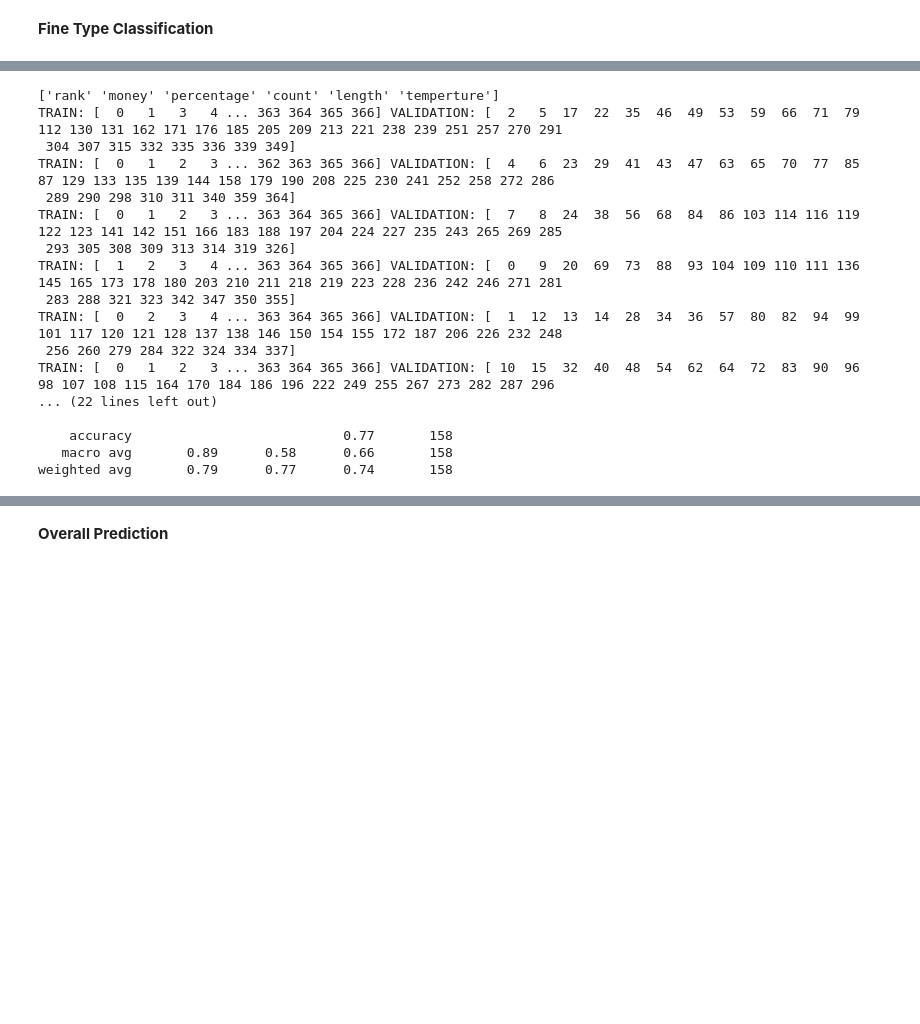
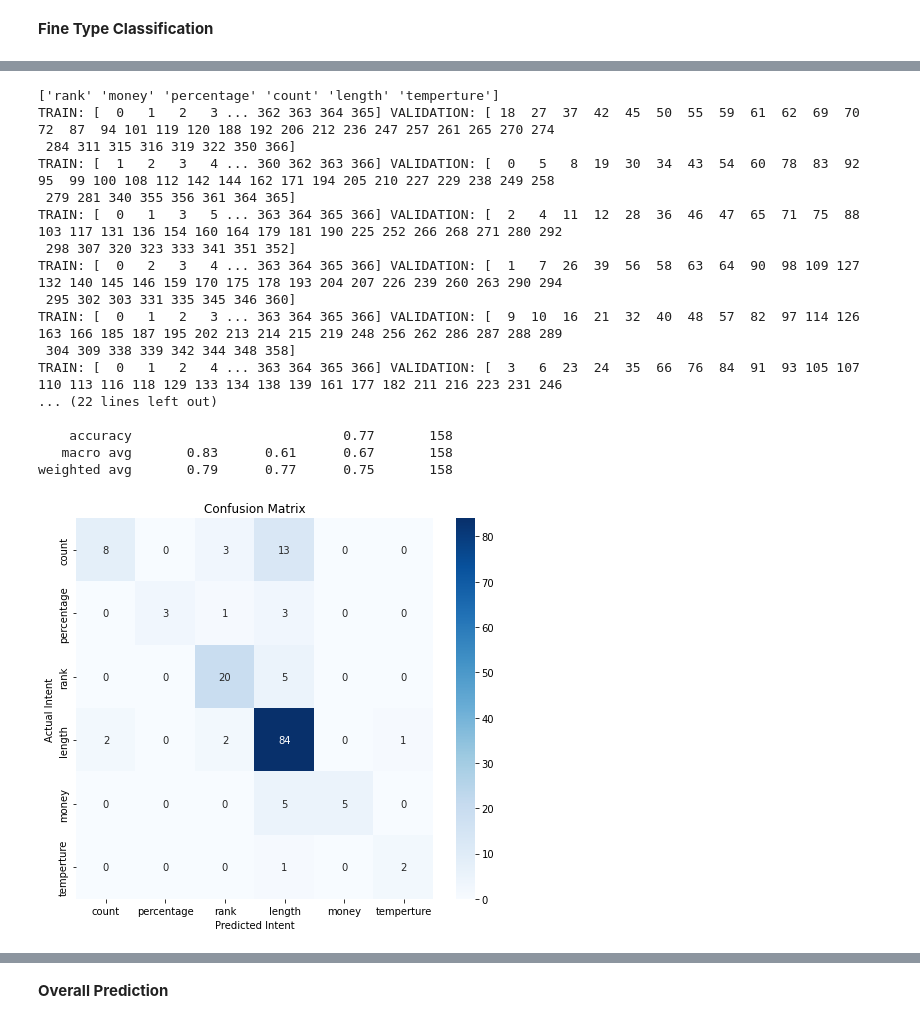
Before and after one commit to TimilsinaSushil/Thesis, a Jupyter notebook: QC5_4500(Improving_K_fold_validation).ipynb, the cells around one changed output, grey strips where cells are left out. Cells and saved outputs as stored; diff of their text form; code cells hidden in the pictures; blank space fills up the shorter version.

```diff
--- a/QC5_4500(Improving_K_fold_validation).ipynb
+++ b/QC5_4500(Improving_K_fold_validation).ipynb
@@ -662,27 +591,28 @@ ValueError: ignored
 # %%
 #numerical/Svm
 c_type=df[df['CoarseType']=='numerical']
 c_type= c_type[c_type['FineType'].isin(['count','percentage','rank','length','money','temperture'])]
 # numerical_model=fineModel(c_type,'svm')
-numerical_model=kFoldFineModel(c_type,'svm')
+numerical_model=kFoldFineModel(c_type,'numerical','svm')
 # %% [output]
 ['rank' 'money' 'percentage' 'count' 'length' 'temperture']
-TRAIN: [  0   1   3   4 ... 363 364 365 366] VALIDATION: [  2   5  17  22  35  46  49  53  59  66  71  79 112 130 131 162 171 176 185 205 209 213 221 238 239 251 257 270 291
- 304 307 315 332 335 336 339 349]
-TRAIN: [  0   1   2   3 ... 362 363 365 366] VALIDATION: [  4   6  23  29  41  43  47  63  65  70  77  85  87 129 133 135 139 144 158 179 190 208 225 230 241 252 258 272 286
- 289 290 298 310 311 340 359 364]
-TRAIN: [  0   1   2   3 ... 363 364 365 366] VALIDATION: [  7   8  24  38  56  68  84  86 103 114 116 119 122 123 141 142 151 166 183 188 197 204 224 227 235 243 265 269 285
- 293 305 308 309 313 314 319 326]
-TRAIN: [  1   2   3   4 ... 363 364 365 366] VALIDATION: [  0   9  20  69  73  88  93 104 109 110 111 136 145 165 173 178 180 203 210 211 218 219 223 228 236 242 246 271 281
- 283 288 321 323 342 347 350 355]
-TRAIN: [  0   2   3   4 ... 363 364 365 366] VALIDATION: [  1  12  13  14  28  34  36  57  80  82  94  99 101 117 120 121 128 137 138 146 150 154 155 172 187 206 226 232 248
- 256 260 279 284 322 324 334 337]
-TRAIN: [  0   1   2   3 ... 363 364 365 366] VALIDATION: [ 10  15  32  40  48  54  62  64  72  83  90  96  98 107 108 115 164 170 184 186 196 222 249 255 267 273 282 287 296
+TRAIN: [  0   1   2   3 ... 362 363 364 365] VALIDATION: [ 18  27  37  42  45  50  55  59  61  62  69  70  72  87  94 101 119 120 188 192 206 212 236 247 257 261 265 270 274
+ 284 311 315 316 319 322 350 366]
+TRAIN: [  1   2   3   4 ... 360 362 363 366] VALIDATION: [  0   5   8  19  30  34  43  54  60  78  83  92  95  99 100 108 112 142 144 162 171 194 205 210 227 229 238 249 258
+ 279 281 340 355 356 361 364 365]
+TRAIN: [  0   1   3   5 ... 363 364 365 366] VALIDATION: [  2   4  11  12  28  36  46  47  65  71  75  88 103 117 131 136 154 160 164 179 181 190 225 252 266 268 271 280 292
+ 298 307 320 323 333 341 351 352]
+TRAIN: [  0   2   3   4 ... 363 364 365 366] VALIDATION: [  1   7  26  39  56  58  63  64  90  98 109 127 132 140 145 146 159 170 175 178 193 204 207 226 239 260 263 290 294
+ 295 302 303 331 335 345 346 360]
+TRAIN: [  0   1   2   3 ... 363 364 365 366] VALIDATION: [  9  10  16  21  32  40  48  57  82  97 114 126 163 166 185 187 195 202 213 214 215 219 248 256 262 286 287 288 289
+ 304 309 338 339 342 344 348 358]
+TRAIN: [  0   1   2   4 ... 363 364 365 366] VALIDATION: [  3   6  23  24  35  66  76  84  91  93 105 107 110 113 116 118 129 133 134 138 139 161 177 182 211 216 223 231 246
 ... (22 lines left out)
 
     accuracy                           0.77       158
-   macro avg       0.89      0.58      0.66       158
-weighted avg       0.79      0.77      0.74       158
+   macro avg       0.83      0.61      0.67       158
+weighted avg       0.79      0.77      0.75       158
+[figure, added]
 # %%
 #explanation/Svm
 c_type=df[df['CoarseType']=='explanation']
```
Also changed, not shown: parts of 15 cells of this notebook.
